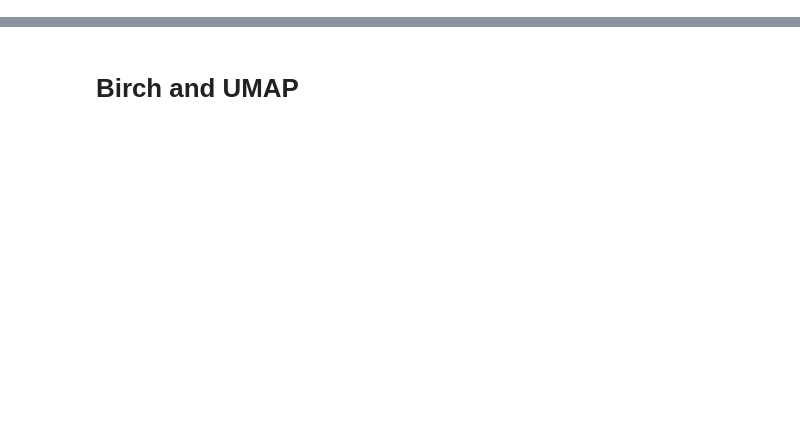
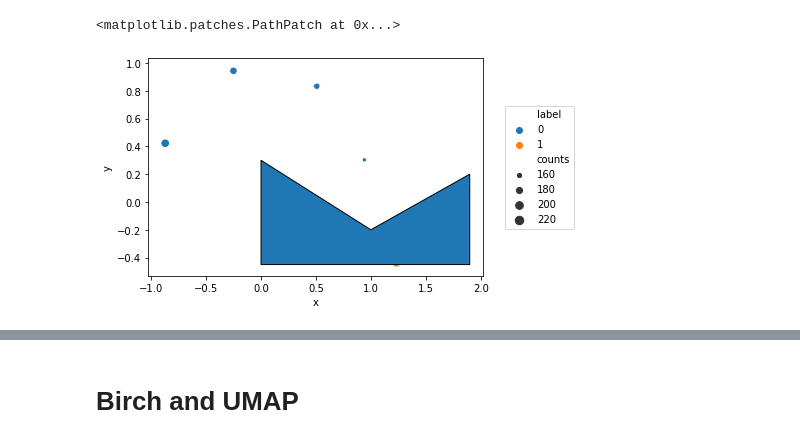
Before and after one commit to wuuusicong/ExplorationAndVisualizationOfHighDimClusters, a Jupyter notebook: src/BIRCH.ipynb, the cells around one changed output, grey strips where cells are left out. Drawn from its saved outputs; the diff is of its cells as text; code cells hidden in the pictures; blank space fills up the shorter version.

```diff
--- a/src/BIRCH.ipynb
+++ b/src/BIRCH.ipynb
@@ -40,0 +44,14 @@ g.legend(loc='center left', bbox_to_anchor=(1.05, 0.5), ncol=1)
+# %%
+g = sns.scatterplot(x='x', y='y', hue='label', size='counts', data=anchors_df)
+g.legend(loc='center left', bbox_to_anchor=(1.05, 0.5), ncol=1)
+from matplotlib import patches
+from matplotlib.path import Path
+import matplotlib.pyplot as plt
+coords = [(0,0.3), (1,-0.2), (1.9,0.2), (1.9, -0.45), (0, -0.45), (0,0.3)]
+line_cmde = [Path.MOVETO, Path.LINETO, Path.LINETO, Path.LINETO, Path.LINETO, Path.CLOSEPOLY]
+path = Path(coords, line_cmde)
+patch = patches.PathPatch(path)
+g.add_patch(patch)
+# %% [output]
+<matplotlib.patches.PathPatch at 0x...>
+[figure, added]
```
Also changed, not shown: parts of 14 cells of this notebook, 4 other files.
